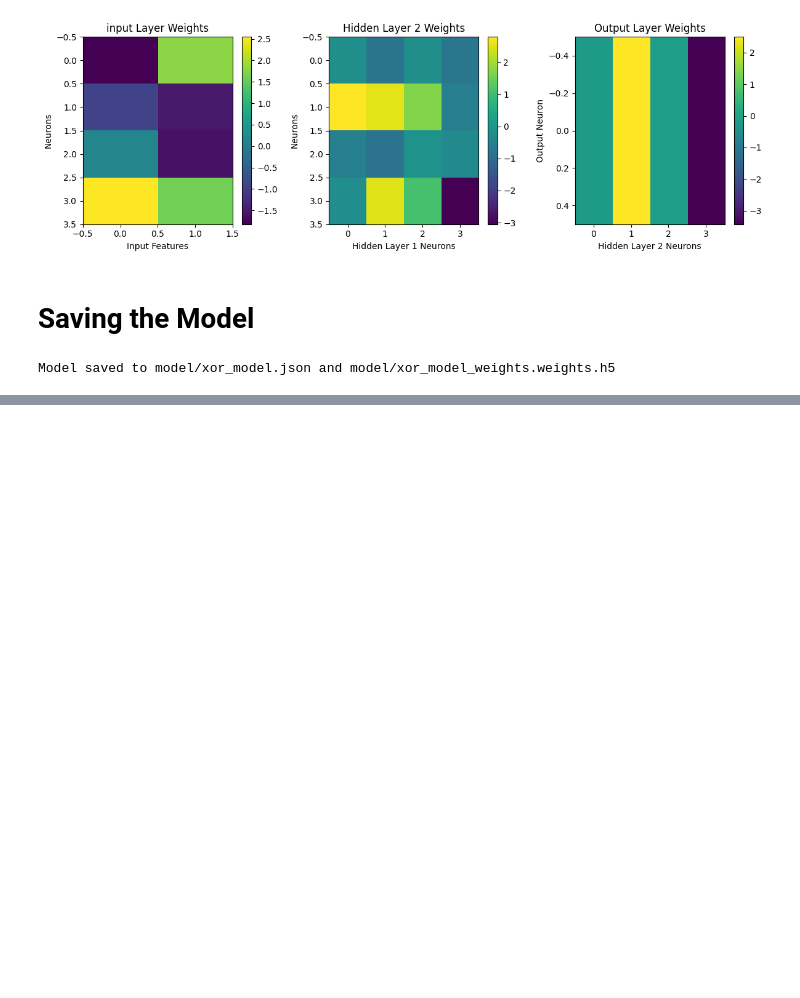
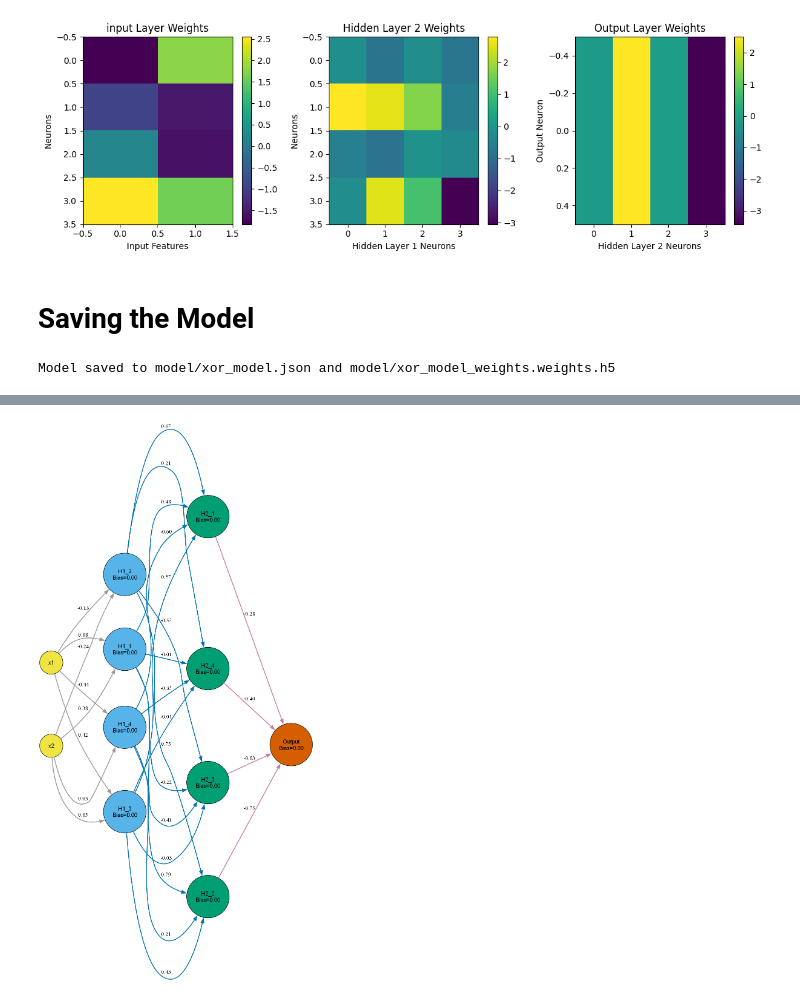
Before and after one commit to saikat0506/XOR-using-DeepLearning, a Jupyter notebook: 02. XOR_DL_Notebook.ipynb, the cells around one changed output, grey strips where cells are left out. Drawn from its saved outputs; the diff is of its cells as text; code cells hidden in the pictures; blank space fills up the shorter version.

Commit message:
modified:   02. XOR_DL_Notebook.ipynb 	new file:   xor_ann_graph 	new file:   xor_ann_graph.png

```diff
--- a/02. XOR_DL_Notebook.ipynb
+++ b/02. XOR_DL_Notebook.ipynb
@@ -133,7 +133,7 @@ print(f"Validation samples: {len(X_val)}")
 # ==========================================
 model = Sequential([
     # Input layer: 2 features
-    Dense(4, input_dim=2, activation='relu', name='input'),
+    Dense(4, input_dim=2, activation='relu', name='hidden1'),
 
     # Second hidden layer
     Dense(4, activation='relu', name='hidden2'),
@@ -395,3 +395,79 @@ model.save_weights('model/xor_model_weights.weights.h5')
 print("Model saved to model/xor_model.json and model/xor_model_weights.weights.h5")
 # %% [output]
 Model saved to model/xor_model.json and model/xor_model_weights.weights.h5
+# %%
+# ==========================================
+# VISUALIZE ANN ARCHITECTURE WITH WEIGHTS AND BIASES (PRETTIER)
+# ==========================================
+# Install graphviz if not already installed
+try:
+    import graphviz
+except ImportError:
+    import sys
+    !{sys.executable} -m pip install graphviz
+    import graphviz
+
+from graphviz import Digraph
+
+# Get weights and biases
+weights = model.get_weights()
+input_dim = weights[0].shape[0]
+hidden1_dim = weights[0].shape[1]
+hidden2_dim = weights[2].shape[1]
+output_dim = weights[4].shape[1]
+
+dot = Digraph(format='png')
+dot.attr(rankdir='LR', splines='straight', nodesep='1', ranksep='1')
+dot.attr('node', shape='circle', style='filled', fontsize='14', fontname='Arial')
+
+# Input nodes
+for i in range(input_dim):
+    dot.node(f'i{i+1}', f'x{i+1}', fillcolor='#f0e442', width='0.8')
+
+# Hidden layer 1 nodes
+for j in range(hidden1_dim):
+    dot.node(f'h1_{j+1}', f'H1_{j+1}\nBias={weights[1][j]:.2f}', fillcolor='#56b4e9', width='0.8')
+
+# Hidden layer 2 nodes
+for k in range(hidden2_dim):
+    dot.node(f'h2_{k+1}', f'H2_{k+1}\nBias={weights[3][k]:.2f}', fillcolor='#009e73', width='0.8')
+
+# Output node
+dot.node('o1', f'Output\nBias={weights[5][0]:.2f}', fillcolor='#d55e00', width='0.8')
+
+# Input to Hidden1
+for i in range(input_dim):
+    for j in range(hidden1_dim):
+        dot.edge(f'i{i+1}', f'h1_{j+1}', label=f'{weights[0][i, j]:.2f}', color='#999999', penwidth='2')
+
+# Hidden1 to Hidden2
+for j in range(hidden1_dim):
+    for k in range(hidden2_dim):
+        dot.edge(f'h1_{j+1}', f'h2_{k+1}', label=f'{weights[2][j, k]:.2f}', color='#0072b2', penwidth='2')
+
+# Hidden2 to Output
+for k in range(hidden2_dim):
+    dot.edge(f'h2_{k+1}', 'o1', label=f'{weights[4][k, 0]:.2f}', color='#cc79a7', penwidth='2')
+
+# Group nodes by layer for better alignment
+with dot.subgraph() as s:
+    s.attr(rank='same')
+    for i in range(input_dim):
+        s.node(f'i{i+1}')
+with dot.subgraph() as s:
+    s.attr(rank='same')
+    for j in range(hidden1_dim):
+        s.node(f'h1_{j+1}')
+with dot.subgraph() as s:
+    s.attr(rank='same')
+    for k in range(hidden2_dim):
+        s.node(f'h2_{k+1}')
+with dot.subgraph() as s:
+    s.attr(rank='same')
+    s.node('o1')
+
+# Render and display
+dot.render('xor_ann_graph', view=False)
+from IPython.display import Image
+Image('xor_ann_graph.png')
+# %% [output]
@@ -397,0 +475 @@ Model saved to model/xor_model.json and model/xor_model_weights.weights.h5
+[figure, added]
```
Also changed, not shown: parts of 1 cell of this notebook, 2 other files.
